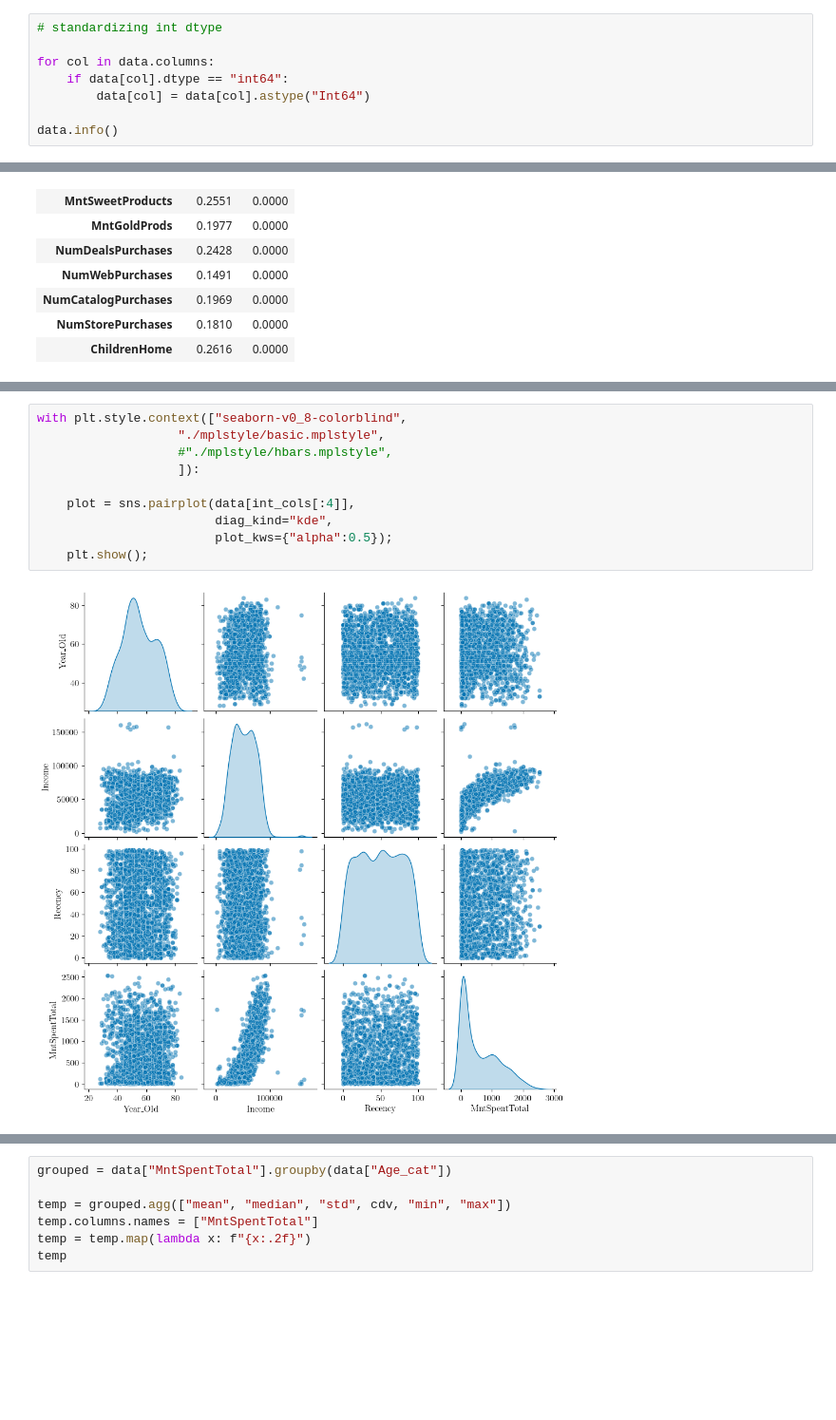
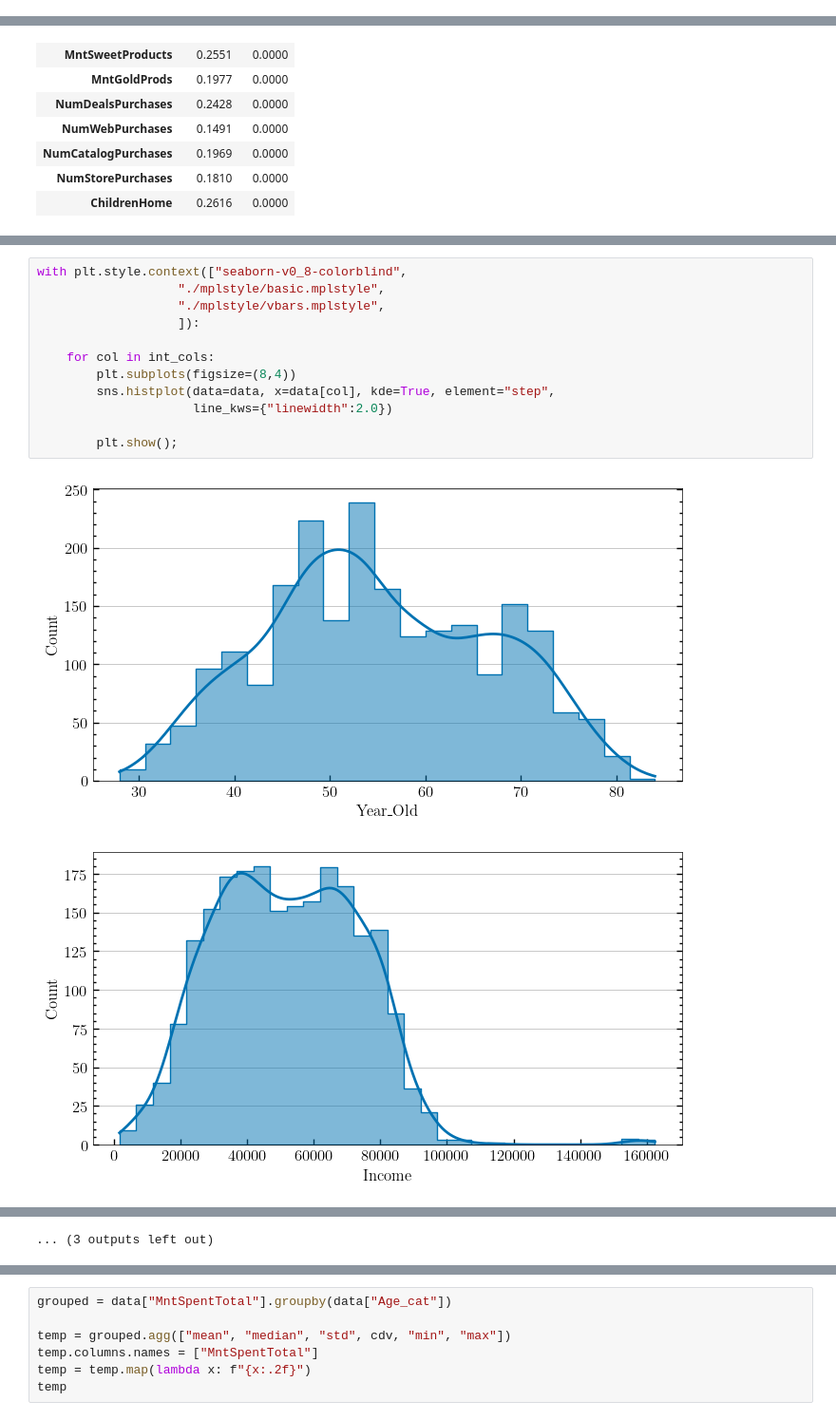
Before and after one commit to almanzanas/ifoodDataAnalystTest, a Jupyter notebook: notebooks/02_descriptive.ipynb, the cells around one changed output, grey strips where cells are left out. Shown: that part at 95% size. Drawn from its saved outputs; the diff is of its cells as text; blank space fills up the shorter version.

```diff
--- a/notebooks/02_descriptive.ipynb
+++ b/notebooks/02_descriptive.ipynb
@@ -30,11 +30,3 @@ with open('../data/cleaned_dtypes.json', 'r') as f:
     data_types = json.load(f)
 
 data = data.astype(data_types)
-# %%
-# standardizing int dtype
-
-for col in data.columns:
-    if data[col].dtype == "int64":
-        data[col] = data[col].astype("Int64")
-
-data.info()
@@ -532,12 +529,15 @@ with plt.style.context(["seaborn-v0_8-colorblind",
 # %%
 with plt.style.context(["seaborn-v0_8-colorblind",
                    "./mplstyle/basic.mplstyle",
-                   #"./mplstyle/hbars.mplstyle",
+                   "./mplstyle/vbars.mplstyle",
                    ]):
 
-    plot = sns.pairplot(data[int_cols[:4]],
-                        diag_kind="kde",
-                        plot_kws={"alpha":0.5});
-    plt.show();
+    for col in int_cols:
+        plt.subplots(figsize=(8,4))
+        sns.histplot(data=data, x=data[col], kde=True, element="step",
+                     line_kws={"linewidth":2.0})
+
+        plt.show();
 # %% [output]
-[figure, old version]
+[figure, new version]
+[figure, added]
@@ -543,0 +554 @@ with plt.style.context(["seaborn-v0_8-colorblind",
+... (3 outputs left out)
```
Also changed, not shown: parts of 8 cells of this notebook, 6 other files.
